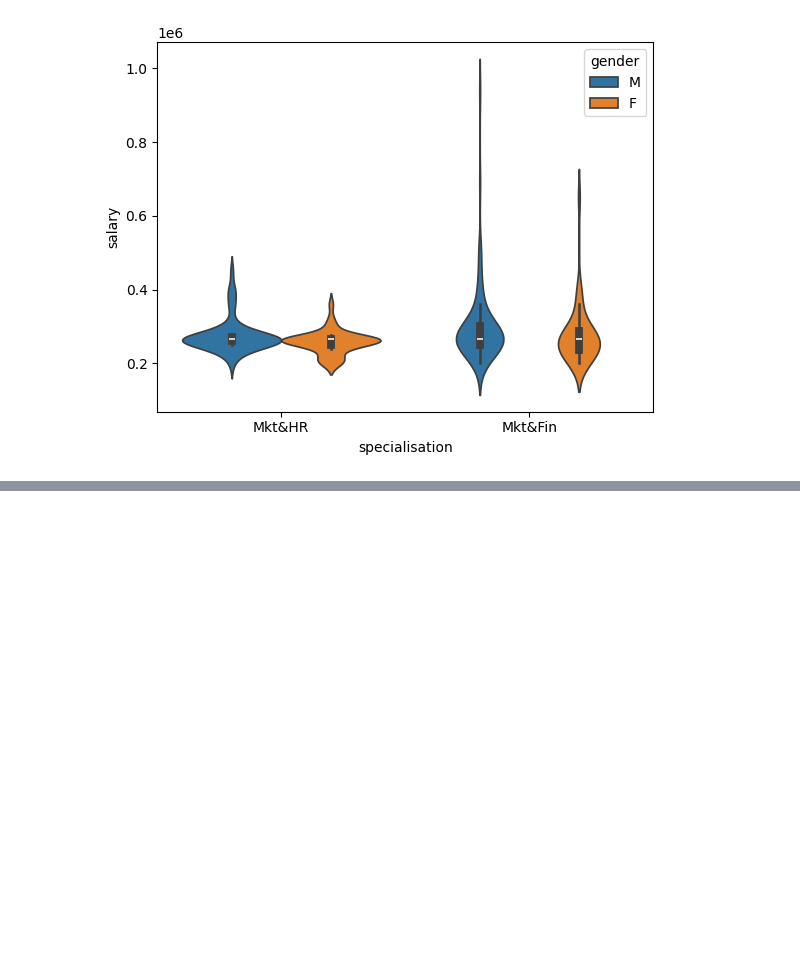
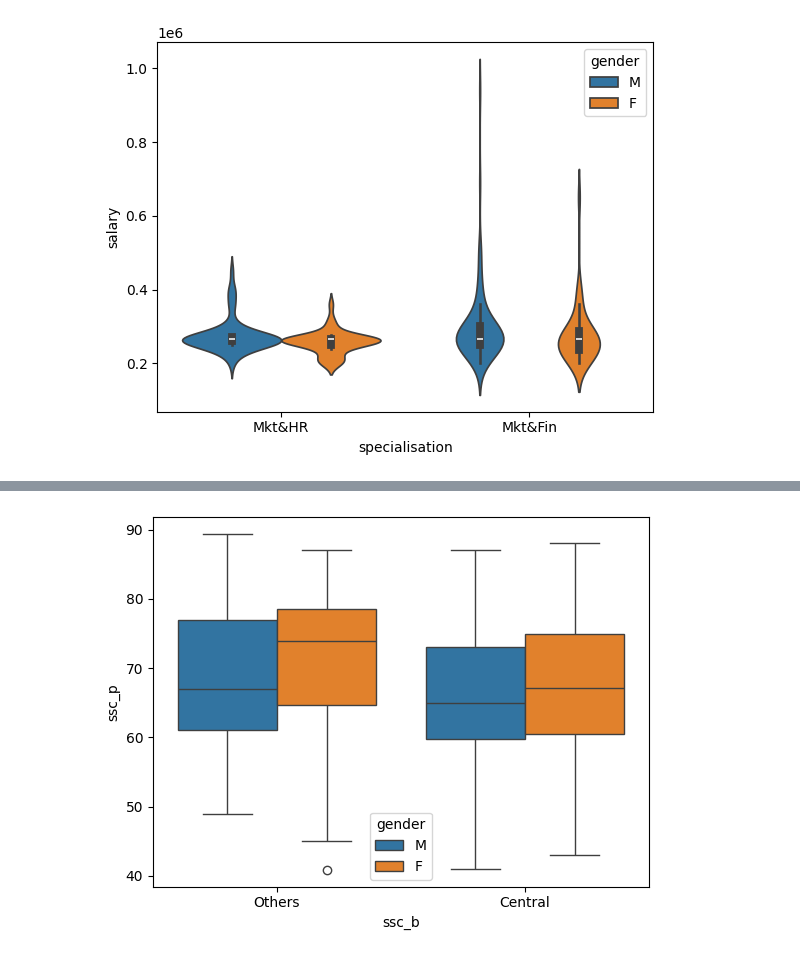
Before and after one commit to Dinesh0506/SEABORN_Practice1, a Jupyter notebook: Seaborn_Data_Visual.ipynb, the cells around one changed output, grey strips where cells are left out. Saved outputs shown, nothing was run; the diff lists cells and outputs as text; code cells hidden in the pictures; blank space fills up the shorter version.

```diff
--- a/Seaborn_Data_Visual.ipynb
+++ b/Seaborn_Data_Visual.ipynb
@@ -115,0 +121,5 @@ plt.show()
+# %%
+sb.boxplot(x="ssc_b",y="ssc_p",data=dataset,hue="gender")
+plt.show()
+# %% [output]
+[figure, added]
```
Also changed, not shown: parts of 10 cells of this notebook.
